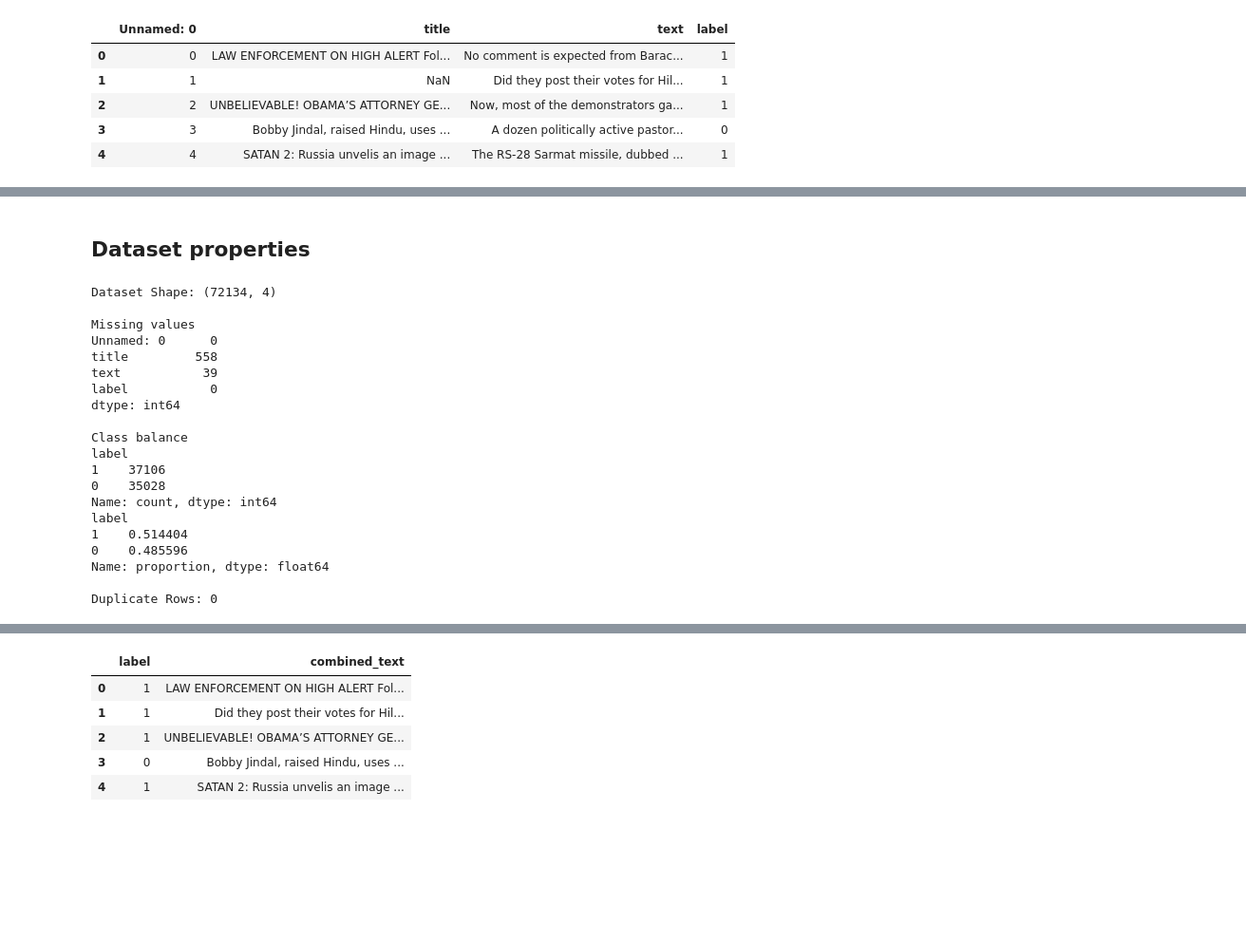
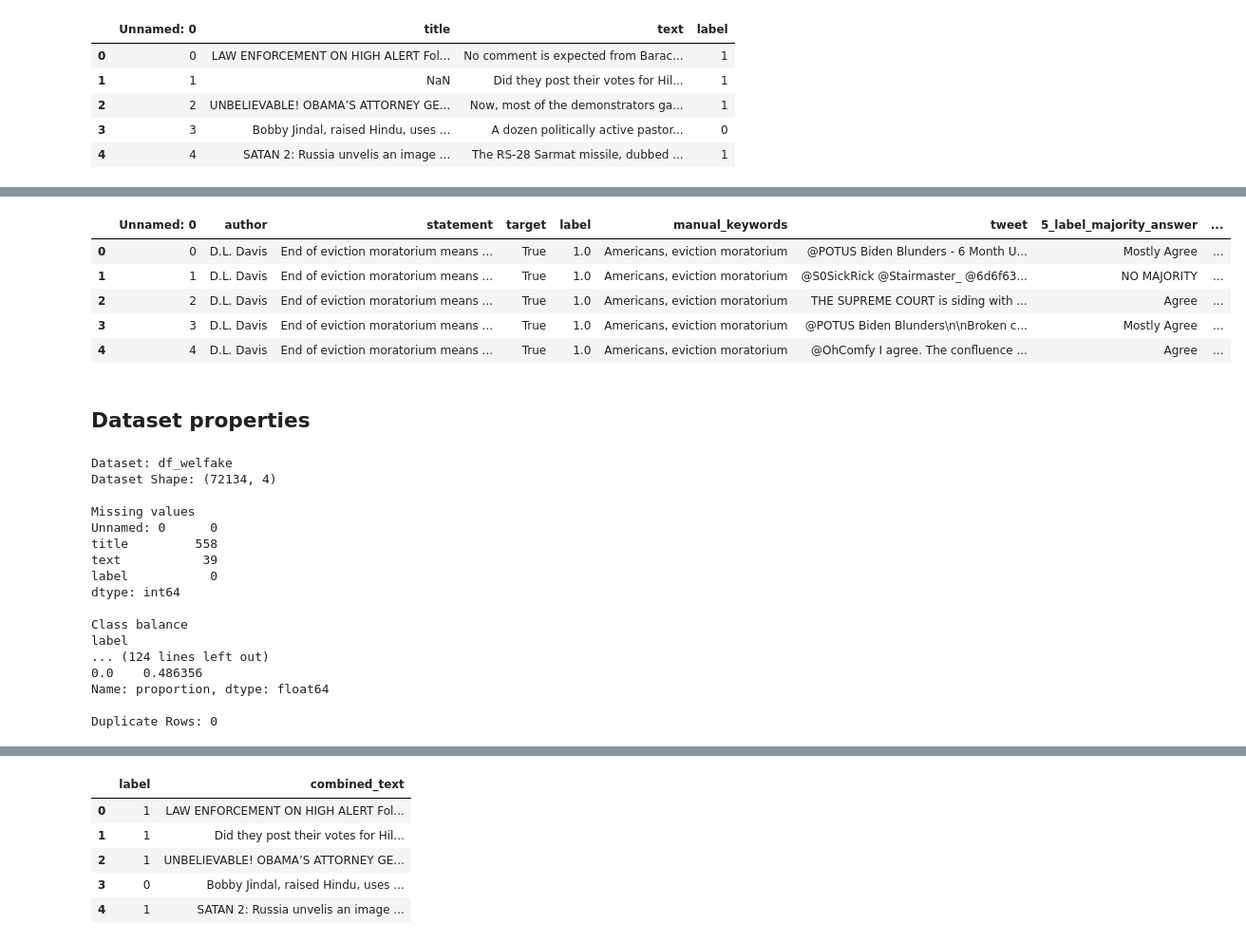
Before and after one commit to sadjordan/Detecting-Fake-News-with-Deep-Learning, a Jupyter notebook: Code/dataset_processing/dataset-processing.ipynb, the cells around one changed output, grey strips where cells are left out. Shown at 95% size. Drawn from its saved outputs; the diff is of its cells as text; code cells hidden in the pictures; blank space fills up the shorter version.

Commit message:
Work on BERT model

```diff
--- a/Code/dataset_processing/dataset-processing.ipynb
+++ b/Code/dataset_processing/dataset-processing.ipynb
@@ -21,2 +74,17 @@ df.head()
+# %%
+df_truth_seeker = pd.read_csv("../../Datasets/TruthSeeker2023/Truth_Seeker_Model_Dataset.csv")
+
+# For this dataset, it does not appear that it is very consistent, regardless for puposes of analysis, BinaryNumTarget will be used as the label column
+
+df_truth_seeker = df_truth_seeker.rename(columns={'BinaryNumTarget':'label'})
+
+df_truth_seeker.head()
+# %% [output]
+|  | Unnamed: 0 | author | statement | target | label | manual_keywords | tweet | 5_label_majority_answer | ... |
+| 0 | 0 | D.L. Davis | End of eviction moratorium means ... | True | 1.0 | Americans, eviction moratorium | @POTUS Biden Blunders - 6 Month U... | Mostly Agree | ... |
+| 1 | 1 | D.L. Davis | End of eviction moratorium means ... | True | 1.0 | Americans, eviction moratorium | @S0SickRick @Stairmaster_ @6d6f63... | NO MAJORITY | ... |
+| 2 | 2 | D.L. Davis | End of eviction moratorium means ... | True | 1.0 | Americans, eviction moratorium | THE SUPREME COURT is siding with ... | Agree | ... |
+| 3 | 3 | D.L. Davis | End of eviction moratorium means ... | True | 1.0 | Americans, eviction moratorium | @POTUS Biden Blunders\n\nBroken c... | Mostly Agree | ... |
+| 4 | 4 | D.L. Davis | End of eviction moratorium means ... | True | 1.0 | Americans, eviction moratorium | @OhComfy I agree. The confluence ... | Agree | ... |
 # %% [markdown]
 ## Dataset properties
@@ -23,15 +93,18 @@ df.head()
 # %%
-print(f"Dataset Shape: {df.shape}")
+for df in df_names:
+    print(f"\nDataset: {df}")
+    print(f"Dataset Shape: {eval(df).shape}")
 
-print("\nMissing values")
-print(df.isnull().sum())
+    print("\nMissing values")
+    print(eval(df).isnull().sum())
 
-print("\nClass balance")
-print(df['label'].value_counts())
-print(df['label'].value_counts(normalize=True))
+    print("\nClass balance")
+    print(eval(df)['label'].value_counts())
+    print(eval(df)['label'].value_counts(normalize=True))
 
-print(f"\nDuplicate Rows: {df.duplicated().sum()}")
+    print(f"\nDuplicate Rows: {eval(df).duplicated().sum()}")
 # %% [output]
+Dataset: df_welfake
 Dataset Shape: (72134, 4)
 
 Missing values
@@ -43,12 +116,8 @@ dtype: int64
 
 Class balance
 label
-1    37106
-0    35028
-Name: count, dtype: int64
-label
-1    0.514404
-0    0.485596
+... (124 lines left out)
+0.0    0.486356
 Name: proportion, dtype: float64
 
 Duplicate Rows: 0
```
Also changed, not shown: parts of 23 cells of this notebook, 5 other files.
